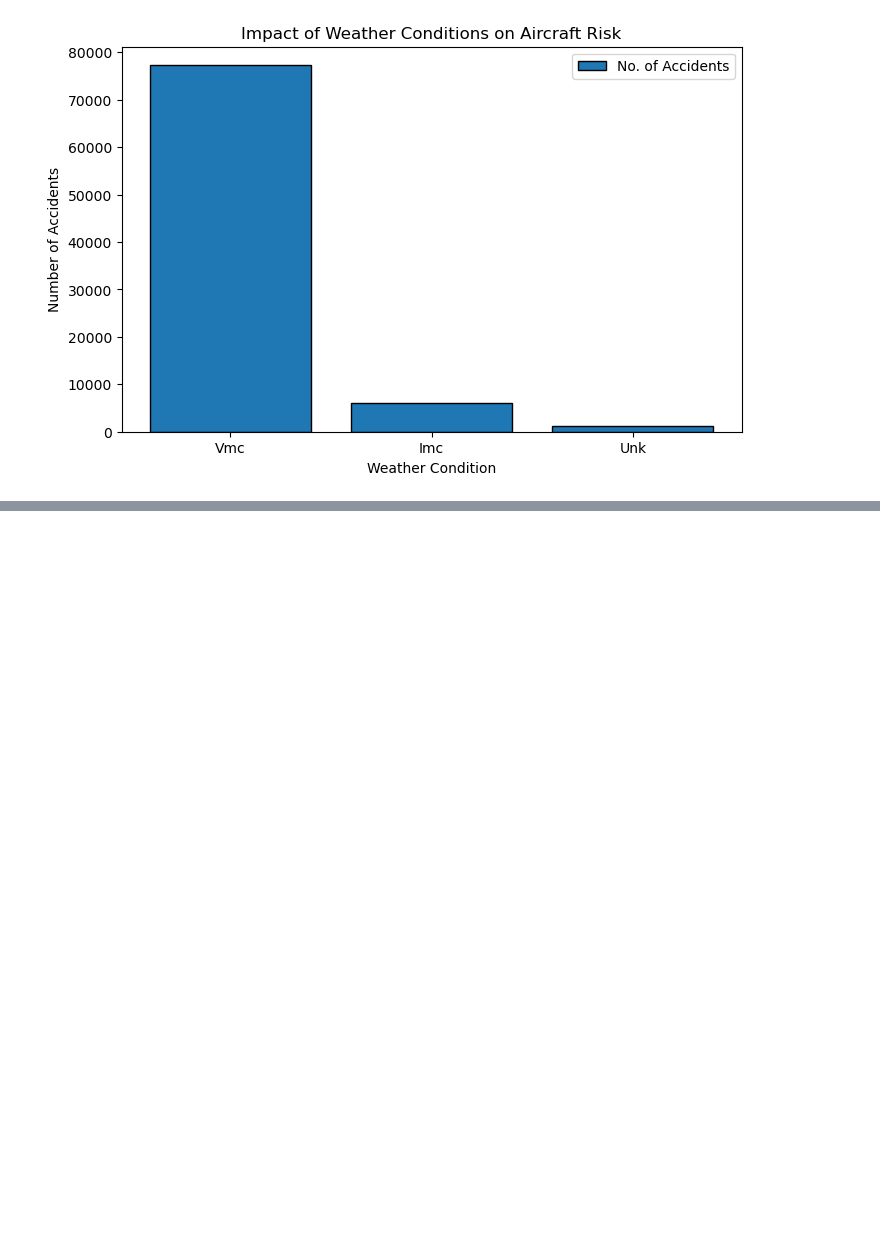
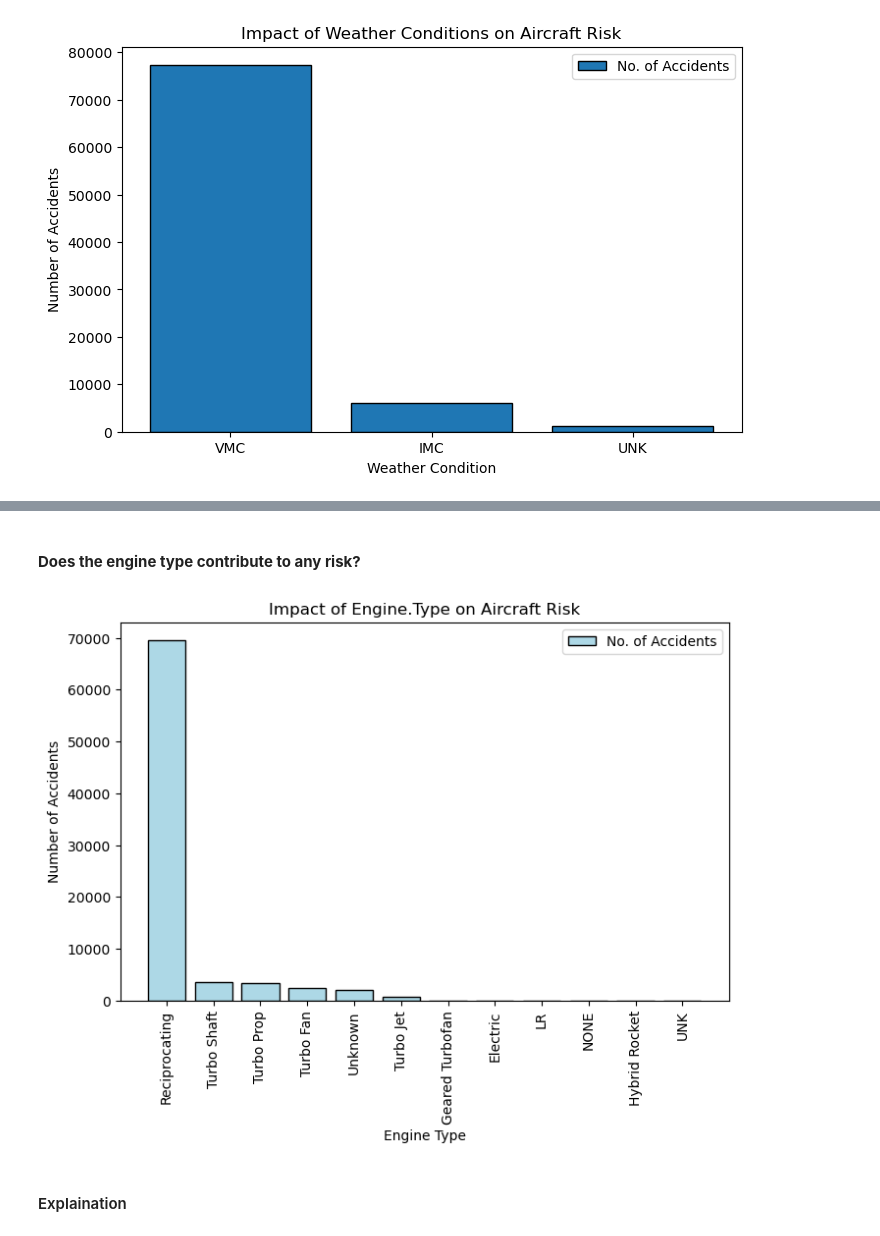
Before and after one commit to blaise-mwangi/dsc-project-aviation, a Jupyter notebook: dsc_project_aviation.ipynb, the cells around one changed output, grey strips where cells are left out. Drawn from its saved outputs; the diff is of its cells as text; code cells hidden in the pictures; blank space fills up the shorter version.

Commit message:
Data Visualization-Engine.Type vs Risk

```diff
--- a/dsc_project_aviation.ipynb
+++ b/dsc_project_aviation.ipynb
@@ -275,7 +275,7 @@ The first objective,try to give a brief understanding of the potential risks of
 #### **Does weather conditions cause any risk to aircrafts?**
 # %%
 #Change the weather.condition data to title case
-filtered_df["Weather.Condition"] = filtered_df["Weather.Condition"].str.title()
+filtered_df["Weather.Condition"] = filtered_df["Weather.Condition"].str.upper()
 # %%
 # Count occurrences of each weather condition
 weather_risk_counts = filtered_df["Weather.Condition"].value_counts()
@@ -295,0 +307,22 @@ plt.show()
+# %% [markdown]
+#### **Does the engine type contribute to any risk?**
+# %%
+# Count occurrences of each weather condition
+engine_counts = filtered_df["Engine.Type"].value_counts()
+
+# Plotting the bar
+plt.figure(figsize=(8, 5))
+plt.bar(engine_counts .index, engine_counts.values, edgecolor='black',color='lightblue', label='No. of Accidents')
+
+# Labels and title
+plt.xlabel('Engine Type')
+plt.ylabel('Number of Accidents')
+plt.title('Impact of Engine.Type on Aircraft Risk')
+plt.legend()
+
+plt.xticks(rotation=90)
+plt.show()
+# %% [output]
+[figure, added]
+# %% [markdown]
+#### Explaination
```
Also changed, not shown: parts of 1 cell of this notebook.
